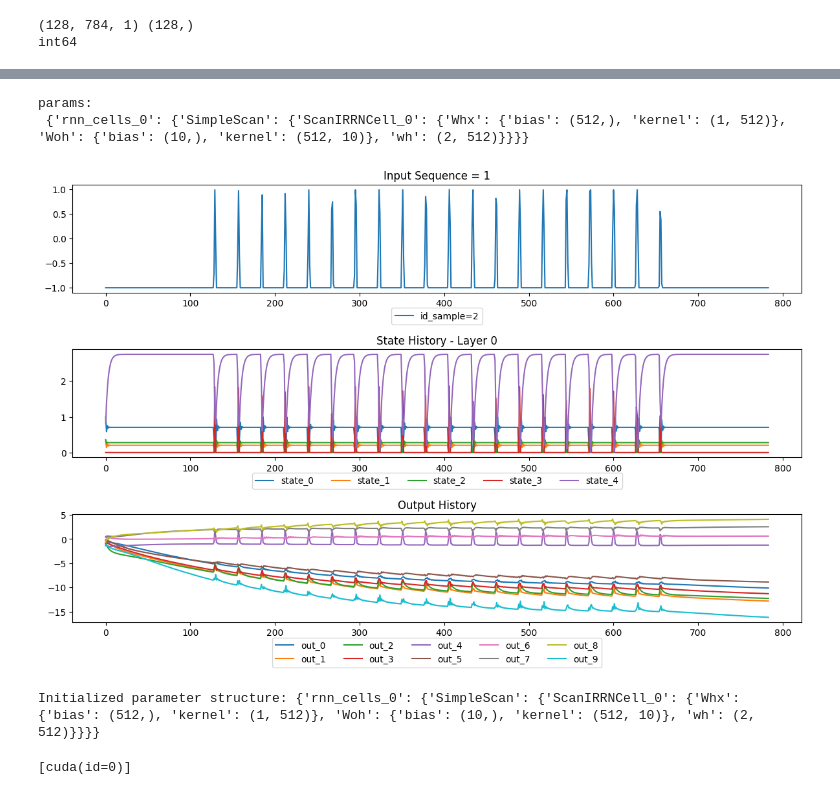
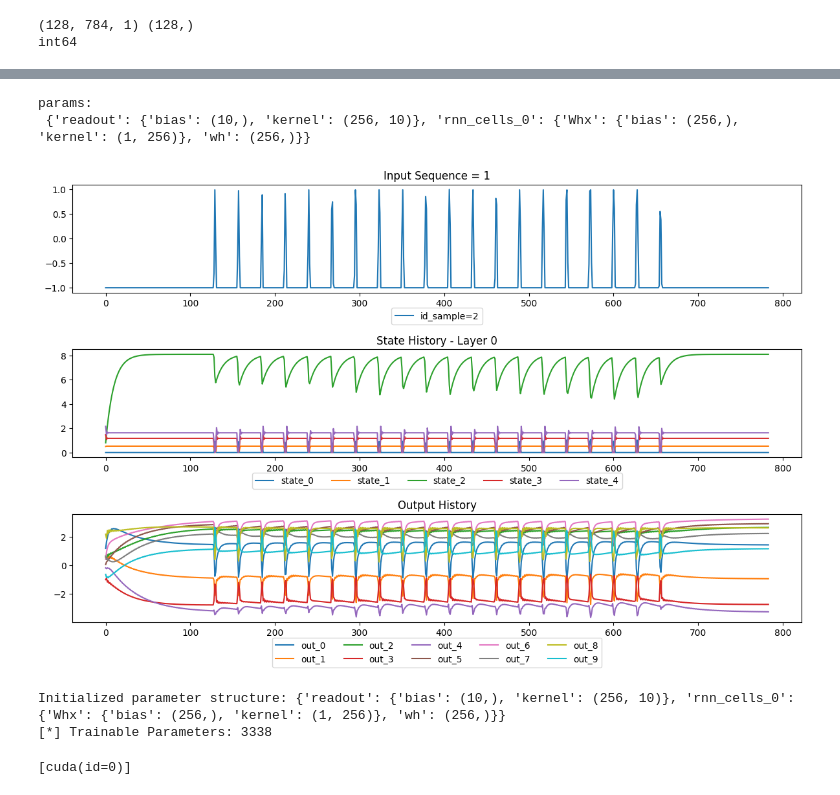
Before and after one commit to TristanTorchet/LearningJAX, a Jupyter notebook: Flax/flax2d_DiagReLURNN.ipynb, the cells around one changed output, grey strips where cells are left out. Saved outputs shown, nothing was run; the diff lists cells and outputs as text; code cells hidden in the pictures.

Commit message:
flax - 2d - DiagReLURNN - Refactored to use the same structure of scanSRN (Layer + Backbone) SL and ML in one notebook ; validation function

```diff
--- a/Flax/flax2d_DiagReLURNN.ipynb
+++ b/Flax/flax2d_DiagReLURNN.ipynb
@@ -89,7 +89,7 @@ os.environ["CUDA_VISIBLE_DEVICES"] = "1"
 from utils import create_mnist_classification_dataset, plot_dynamics
 # %%
 DATASET_VERSION = "sequential" # "row"
-trainloader, testloader, N_CLASSES, SEQ_LENGTH, IN_DIM = create_mnist_classification_dataset(root="../data", version=DATASET_VERSION)
+trainloader, val_loader, testloader, N_CLASSES, SEQ_LENGTH, IN_DIM = create_mnist_classification_dataset(root="../data", version=DATASET_VERSION)
 # %% [output]
 [*] Generating MNIST Classification Dataset...
 # %%
@@ -180,7 +159,7 @@ BatchRNN = nn.vmap(RNN, in_axes=0, out_axes=0, variable_axes={'params': None}, s
 # %%
-srn = BatchRNN(512, 10, 1)
-params = srn.init(jax.random.PRNGKey(0), jnp.zeros_like(batch_x[:5]))
-all_state_hist, out_hist = srn.apply(params, batch_x[:5])
+model = BatchRNN(256, 10, 1)
+params = model.init(jax.random.PRNGKey(0), jnp.zeros_like(batch_x[:5]))
+all_state_hist, out_hist = model.apply(params, batch_x[:5])
 print(len(all_state_hist), [all_state_hist[i].shape for i in range(len(all_state_hist))], out_hist.shape) # (batch, time, cell_size)
 y = out_hist.mean(axis=1)
 print(y.shape)
@@ -212,21 +186,12 @@ print(loss.mean())
-# %%
-# print(params['params'].keys())
-# print(params['params']['RNNLayer_0'].keys())
-# print(params['params']['RNNLayer_0']['ScanRNNCell_0'].keys())
-
-print('\nparams: \n', jax.tree_util.tree_map(jnp.shape, params['params']))
-
-# assert params['params']['RNNLayer_0']['ScanRNNCell_0']['Dense_Out']['kernel'].shape == (256, 10)
-# assert params['params']['RNNLayer_0']['ScanRNNCell_0']['Dense_Out']['bias'].shape == (10,)
-# assert params['params']['RNNLayer_0']['ScanRNNCell_0']['Dense_RNN']['kernel'].shape == (257, 256)
-# assert params['params']['RNNLayer_0']['ScanRNNCell_0']['Dense_RNN']['bias'].shape == (256,)
-# %% [output]
-params:
- {'rnn_cells_0': {'SimpleScan': {'ScanIRRNCell_0': {'Whx': {'bias': (512,), 'kernel': (1, 512)}, 'Woh': {'bias': (10,), 'kernel': (512, 10)}, 'wh': (2, 512)}}}}
+# %%
+print('\nparams: \n', jax.tree_util.tree_map(jnp.shape, params['params']))
+# %% [output]
+params:
+ {'readout': {'bias': (10,), 'kernel': (256, 10)}, 'rnn_cells_0': {'Whx': {'bias': (256,), 'kernel': (1, 256)}, 'wh': (256,)}}
 # %%
-plot_dynamics(srn, params, batch_x, batch_y, dataset_version=DATASET_VERSION, id_sample=2)
+plot_dynamics(model, params, batch_x, batch_y, dataset_version=DATASET_VERSION, id_sample=2)
 # %% [output]
-[figure, old version]
+[figure, new version]
 # %%
 key = jax.random.PRNGKey(0)
 key, subkey = jax.random.split(key)
@@ -291,9 +302,10 @@ def create_train_state(key, model_cls, lr, dataset_version):
         tx=optimizer,
     )
 # %%
-state = create_train_state(key, BatchRNN, lr, DATASET_VERSION)
+state = create_train_state(key, BatchRNN, lr, DATASET_VERSION, hidden_size=256, n_layers=1)
 # %% [output]
-Initialized parameter structure: {'rnn_cells_0': {'SimpleScan': {'ScanIRRNCell_0': {'Whx': {'bias': (512,), 'kernel': (1, 512)}, 'Woh': {'bias': (10,), 'kernel': (512, 10)}, 'wh': (2, 512)}}}}
+Initialized parameter structure: {'readout': {'bias': (10,), 'kernel': (256, 10)}, 'rnn_cells_0': {'Whx': {'bias': (256,), 'kernel': (1, 256)}, 'wh': (256,)}}
+[*] Trainable Parameters: 3338
 # %%
 jax.devices()
 # %% [output]
```
Also changed, not shown: parts of 24 cells of this notebook, 1 other file.
